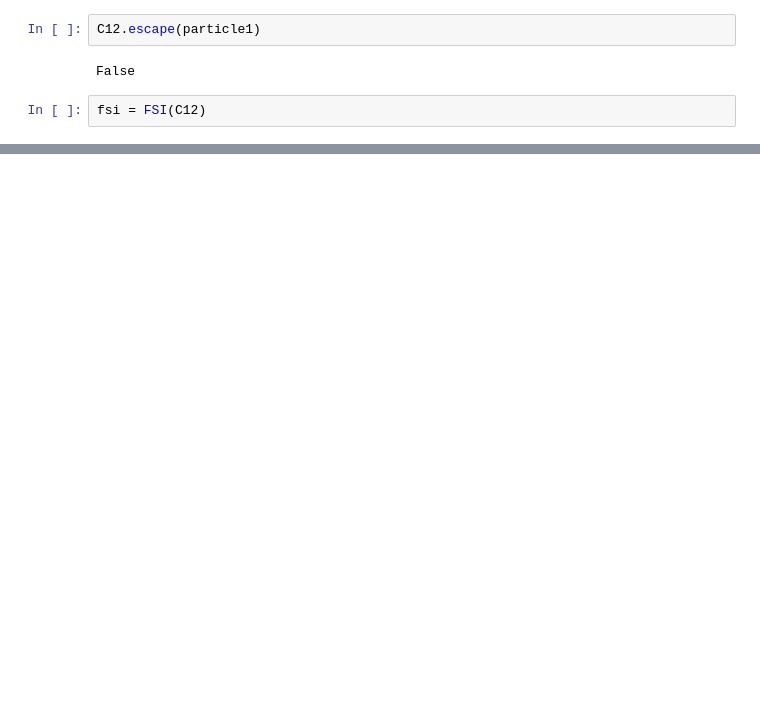
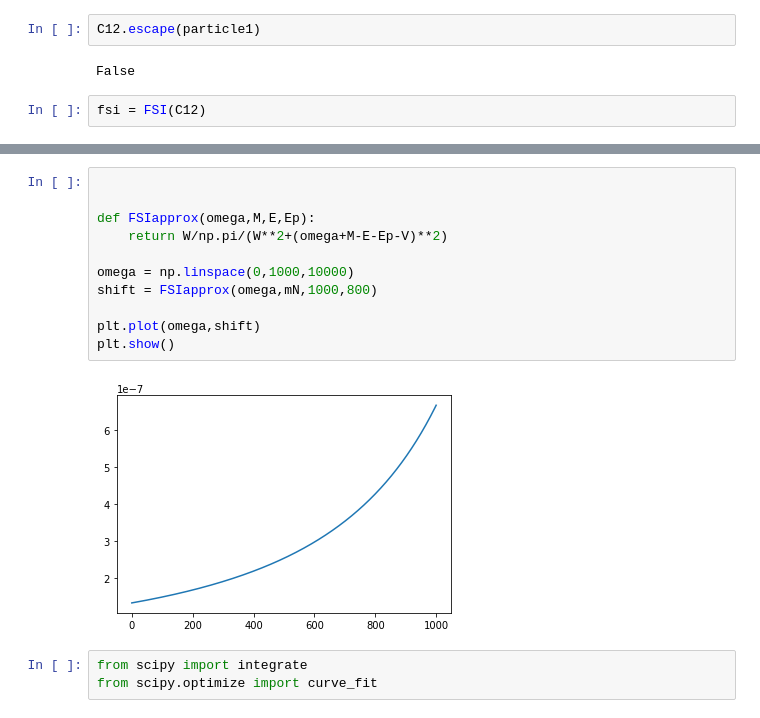
Before and after one commit to AchillesGen/Achilles, a Jupyter notebook: cascade/CascadeTesting.ipynb, the cells around one changed output, grey strips where cells are left out. Cells and saved outputs as stored; diff of their text form; blank space fills up the shorter version.

```diff
--- a/cascade/CascadeTesting.ipynb
+++ b/cascade/CascadeTesting.ipynb
@@ -503,0 +529,16 @@ plt.show()
+# %%
+
+
+def FSIapprox(omega,M,E,Ep):
+    return W/np.pi/(W**2+(omega+M-E-Ep-V)**2)
+
+omega = np.linspace(0,1000,10000)
+shift = FSIapprox(omega,mN,1000,800)
+
+plt.plot(omega,shift)
+plt.show()
+# %% [output]
+[figure, added]
+# %%
+from scipy import integrate
+from scipy.optimize import curve_fit
```
Also changed, not shown: parts of 21 cells of this notebook, 2 other files.
